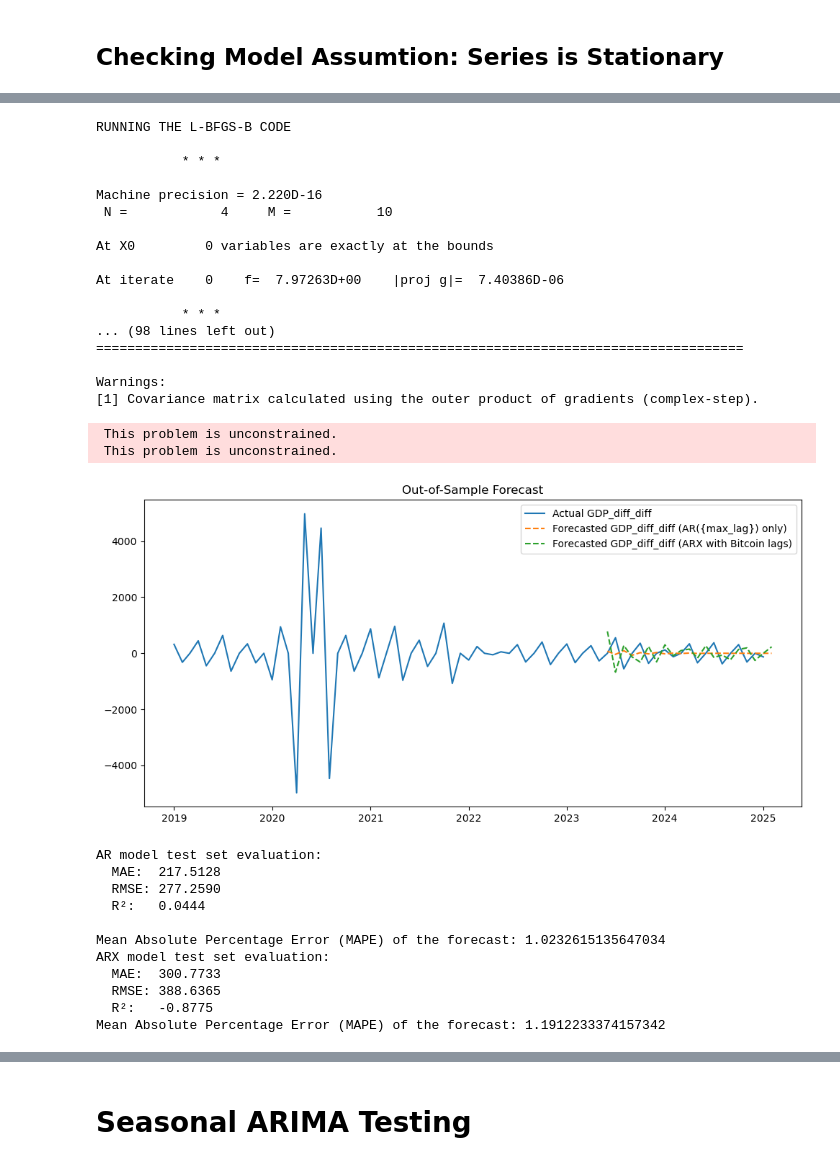
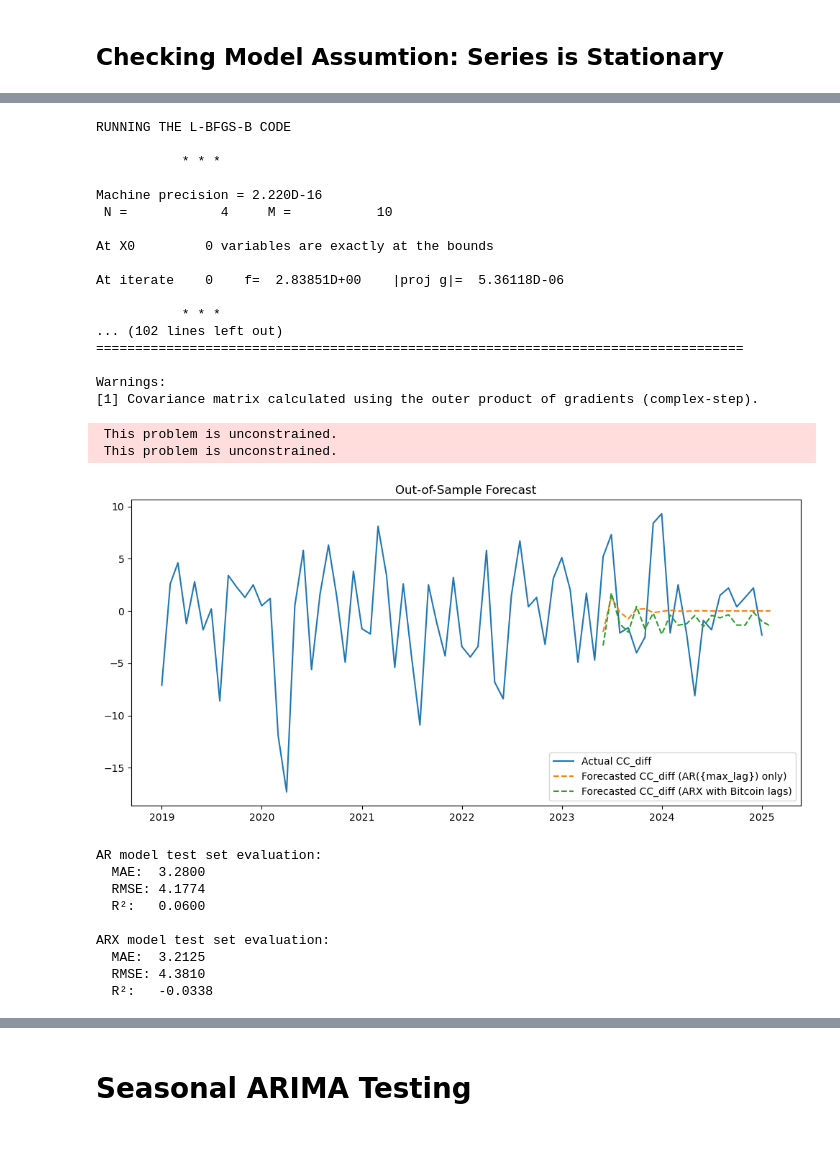
Before and after one commit to tianyishen701/CryptoMacroecon-Prediction-CSUREMM, a Jupyter notebook: AR Testing.ipynb, the cells around one changed output, grey strips where cells are left out. Cells and saved outputs as stored; diff of their text form; code cells hidden in the pictures.

Commit message:
Tested AR with other macro

```diff
--- a/AR Testing.ipynb
+++ b/AR Testing.ipynb
@@ -20,6 +42,9 @@ df['Month'] = pd.to_datetime(df['Month'])
 df.set_index('Month', inplace=True)
 df.index = pd.date_range(start=df.index[0], periods=len(df), freq='MS')
 df.columns = df.columns.str.strip()
+# %%
+macro = 'CC'
+asset = 'Bitcoin'
 # %% [markdown]
 ## Checking Model Assumtion: Series is Stationary
 # %%
@@ -34,12 +59,6 @@ def adf_test(series, title=''):
     else:
         print("=> Weak evidence against null hypothesis, time series has a unit root, indicating it is non-stationary.")
 # %%
-macro = 'GDP'
 adf_test(df[macro], title=macro)
-adf_test(df['Bitcoin'], title='Bitcoin')
-df_tempt = df[[macro, 'Bitcoin']].dropna().copy()
-df_tempt = df_tempt.dropna()  # Drop NaN from lag
-df[macro + '_diff'] = df[macro].diff()
-adf_test(df[macro + '_diff'].dropna(), title=macro + " Differenced")
-macro = macro + '_diff'
+adf_test(df[asset], title=asset)
 # %% [output]
@@ -77,17 +90,17 @@ Number of Observations Used: 80
 # %%
 max_lag = 3
 
-# Create lagged Bitcoin volatility columns
+# Create lagged asset volatility columns
 
 for lag in range(1, max_lag + 1):
-    df[f'Bitcoin_vol_lag{lag}'] = df['Bitcoin'].shift(lag)
+    df[f'{asset}_vol_lag{lag}'] = df[asset].shift(lag)
 
 # Drop NaNs created by lagging
 df = df.dropna().copy()
 
 # Separate endogenous and exogenous variables
 endog = df[macro]
-exog = df[[f'Bitcoin_vol_lag{lag}' for lag in range(1, max_lag + 1)]]
+exog = df[[f'{asset}_vol_lag{lag}' for lag in range(1, max_lag + 1)]]
 
 # Train/test split
 train_end = '2023-05-01'
@@ -133,51 +146,47 @@ r2_ar = r2_score(test_endog, predicted_mean1)
 mae_arx = mean_absolute_error(test_endog, predicted_mean2)
 rmse_arx = np.sqrt(mean_squared_error(test_endog, predicted_mean2))
 r2_arx = r2_score(test_endog, predicted_mean2)
 
 # Plot results
 plt.figure(figsize=(10, 5))
 plt.plot(endog, label='Actual ' + macro)
 plt.plot(predicted_mean1, label=f'Forecasted ' + macro+ ' (AR({max_lag}) only)', linestyle='--')
-plt.plot(predicted_mean2, label=f'Forecasted ' + macro+ ' (ARX with Bitcoin lags)', linestyle='--')
+plt.plot(predicted_mean2, label=f'Forecasted {macro} (ARX with {asset} lags)', linestyle='--')
 plt.title("Out-of-Sample Forecast")
 plt.legend()
 plt.tight_layout()
 plt.show()
 # %% [output]
 RUNNING THE L-BFGS-B CODE
 
            * * *
 
 Machine precision = 2.220D-16
  N =            4     M =           10
 
 At X0         0 variables are exactly at the bounds
 
-At iterate    0    f=  7.97263D+00    |proj g|=  7.40386D-06
+At iterate    0    f=  2.83851D+00    |proj g|=  5.36118D-06
 
            * * *
-... (98 lines left out)
+... (102 lines left out)
 ===================================================================================
 
 Warnings:
 [1] Covariance matrix calculated using the outer product of gradients (complex-step).
  This problem is unconstrained.
  This problem is unconstrained.
-[figure, old version]
+[figure, new version]
 # %%
 mae_ar = mean_absolute_error(test_endog, predicted_mean1)
 rmse_ar = np.sqrt(mean_squared_error(test_endog, predicted_mean1))
 r2_ar = r2_score(test_endog, predicted_mean1)
-mape1 = mean_absolute_percentage_error(test_endog, predicted_mean1)
-mape1 = np.mean(np.abs((test_endog - predicted_mean1) / test_endog.replace(0, np.nan)))
 
 
 # Calculate forecast errors for ARX model
 mae_arx = mean_absolute_error(test_endog, predicted_mean2)
 rmse_arx = np.sqrt(mean_squared_error(test_endog, predicted_mean2))
 r2_arx = r2_score(test_endog, predicted_mean2)
-mape2 = mean_absolute_percentage_error(test_endog, predicted_mean2)
-mape2 = np.mean(np.abs((test_endog - predicted_mean2) / test_endog.replace(0, np.nan)))
 
 
 # Print metrics
@@ -185,25 +194,21 @@ print("AR model test set evaluation:")
 print(f"  MAE:  {mae_ar:.4f}")
 print(f"  RMSE: {rmse_ar:.4f}")
 print(f"  R²:   {r2_ar:.4f}\n")
-print("Mean Absolute Percentage Error (MAPE) of the forecast:", mape1)
 
 print("ARX model test set evaluation:")
 print(f"  MAE:  {mae_arx:.4f}")
 print(f"  RMSE: {rmse_arx:.4f}")
 print(f"  R²:   {r2_arx:.4f}")
-print("Mean Absolute Percentage Error (MAPE) of the forecast:", mape2)
 # %% [output]
 AR model test set evaluation:
-  MAE:  217.5128
-  RMSE: 277.2590
-  R²:   0.0444
+  MAE:  3.2800
+  RMSE: 4.1774
+  R²:   0.0600
 
-Mean Absolute Percentage Error (MAPE) of the forecast: 1.0232615135647034
 ARX model test set evaluation:
-  MAE:  300.7733
-  RMSE: 388.6365
-  R²:   -0.8775
-Mean Absolute Percentage Error (MAPE) of the forecast: 1.1912233374157342
+  MAE:  3.2125
+  RMSE: 4.3810
+  R²:   -0.0338
 # %%
 # Plot only test data with forecasts
 plt.figure(figsize=(10, 5))
```
Also changed, not shown: parts of 10 cells of this notebook.
